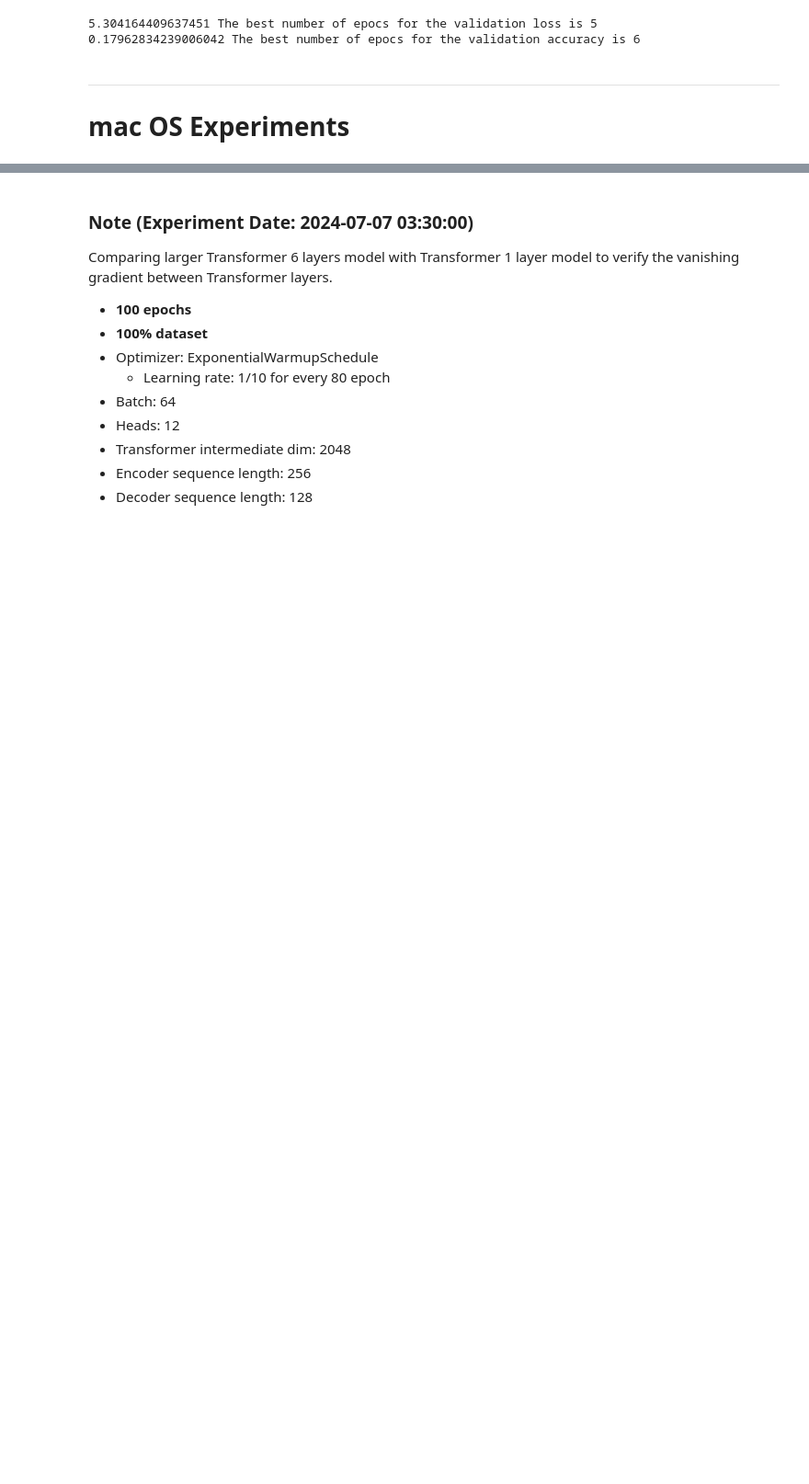
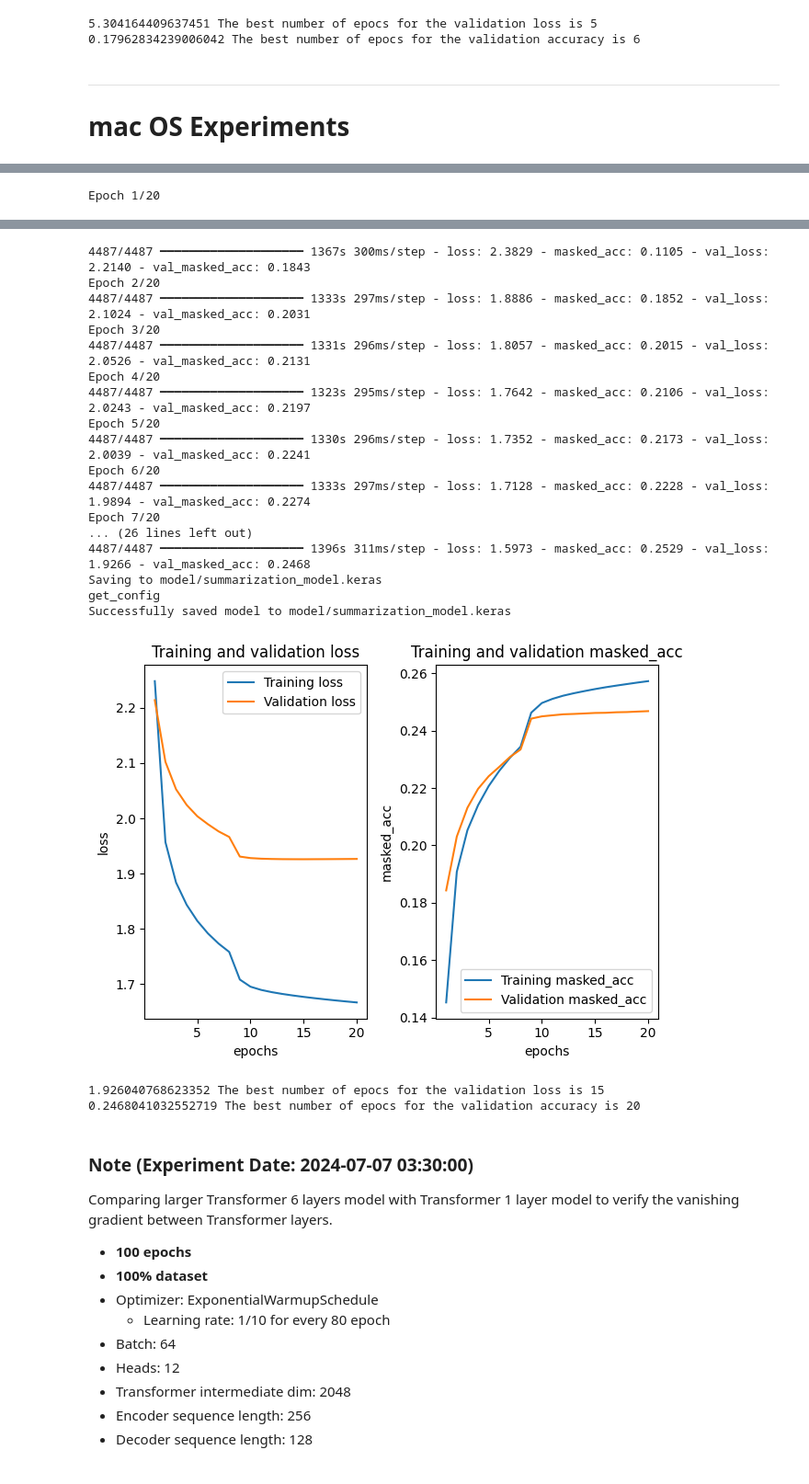
Before and after one commit to justoneplanet/cm3070final, a Jupyter notebook: sample/summarization.ipynb, the cells around one changed output, grey strips where cells are left out. Shown at 92% size. Saved outputs shown, nothing was run; the diff lists cells and outputs as text; code cells hidden in the pictures; blank space fills up the shorter version.

```diff
--- a/sample/summarization.ipynb
+++ b/sample/summarization.ipynb
@@ -1311,0 +1339,54 @@ Successfully saved model to model/summarization_model.keras
+# %%
+LEARNING_RATE = 0.001
+NUM_EPOCHS = 20
+STEPS_PER_EPOCH = None
+ENCODER_SEQUENCE_LENGTH = 256 # @TODO The followings should programmatically be derived.
+DECODER_SEQUENCE_LENGTH = 128 #  1437 is the longest summarized text in dataset
+BATCH_SIZE = 64
+NUM_ENCODERS = 2
+NUM_DECODERS = 2
+NUM_HEADS = 8
+INTERMEDIATE_DIM = 2048
+NORMALIZE_FIRST = True
+EMBEDDING_DIM = 64
+MASK_ZERO = False
+DECAY_STEPS = 100
+DECAY_RATE = 1.0
+
+learning_rate = get_exponential_decay_learning_rate(
+    initial_learning_rate=LEARNING_RATE,
+    decay_steps=DECAY_STEPS,
+    decay_rate=DECAY_RATE,
+)
+steps_per_epoch = 4487
+learning_rate_schedule = ExponentialWarmupSchedule(
+    lr=0.001,
+    decay_start=steps_per_epoch * 8,
+    decay_ratio=0.1
+)
+optimizer = keras.optimizers.AdamW(
+    learning_rate=learning_rate_schedule,
+)
+
+model, filepath, history = build_model(
+    train_ds, validation_ds, test_ds,
+    vectorization_layer=vectorization_layer,
+    num_encoders=NUM_ENCODERS,
+    num_decoders=NUM_DECODERS,
+    num_heads=NUM_HEADS,
+    transformer_intermediate_dim=INTERMEDIATE_DIM,
+    normalize_first=NORMALIZE_FIRST,
+    encoder_sequence_length=ENCODER_SEQUENCE_LENGTH,
+    decoder_sequence_length=DECODER_SEQUENCE_LENGTH,
+    vocab_size=VOCABULARY_SIZE,
+    batch_size=BATCH_SIZE,
+    embedding_dim=EMBEDDING_DIM,
+    mask_zero=MASK_ZERO,
+    optimizer=optimizer,
+    epochs=NUM_EPOCHS,
+    steps_per_epoch=STEPS_PER_EPOCH,
+    callbacks=[],
+)
+plot(history=history)
+# %% [output]
+Epoch 1/20
@@ -1312,3 +1394,23 @@ Successfully saved model to model/summarization_model.keras
+4487/4487 ━━━━━━━━━━━━━━━━━━━━ 1367s 300ms/step - loss: 2.3829 - masked_acc: 0.1105 - val_loss: 2.2140 - val_masked_acc: 0.1843
+Epoch 2/20
+4487/4487 ━━━━━━━━━━━━━━━━━━━━ 1333s 297ms/step - loss: 1.8886 - masked_acc: 0.1852 - val_loss: 2.1024 - val_masked_acc: 0.2031
+Epoch 3/20
+4487/4487 ━━━━━━━━━━━━━━━━━━━━ 1331s 296ms/step - loss: 1.8057 - masked_acc: 0.2015 - val_loss: 2.0526 - val_masked_acc: 0.2131
+Epoch 4/20
+4487/4487 ━━━━━━━━━━━━━━━━━━━━ 1323s 295ms/step - loss: 1.7642 - masked_acc: 0.2106 - val_loss: 2.0243 - val_masked_acc: 0.2197
+Epoch 5/20
+4487/4487 ━━━━━━━━━━━━━━━━━━━━ 1330s 296ms/step - loss: 1.7352 - masked_acc: 0.2173 - val_loss: 2.0039 - val_masked_acc: 0.2241
+Epoch 6/20
+4487/4487 ━━━━━━━━━━━━━━━━━━━━ 1333s 297ms/step - loss: 1.7128 - masked_acc: 0.2228 - val_loss: 1.9894 - val_masked_acc: 0.2274
+Epoch 7/20
+... (26 lines left out)
+4487/4487 ━━━━━━━━━━━━━━━━━━━━ 1396s 311ms/step - loss: 1.5973 - masked_acc: 0.2529 - val_loss: 1.9266 - val_masked_acc: 0.2468
+Saving to model/summarization_model.keras
+get_config
+Successfully saved model to model/summarization_model.keras
+[figure, added]
+1.926040768623352 The best number of epocs for the validation loss is 15
+0.2468041032552719 The best number of epocs for the validation accuracy is 20
 # %% [markdown]
 ### Note (Experiment Date: 2024-07-07 03:30:00)
 
```
Also changed, not shown: parts of 7 cells of this notebook.
